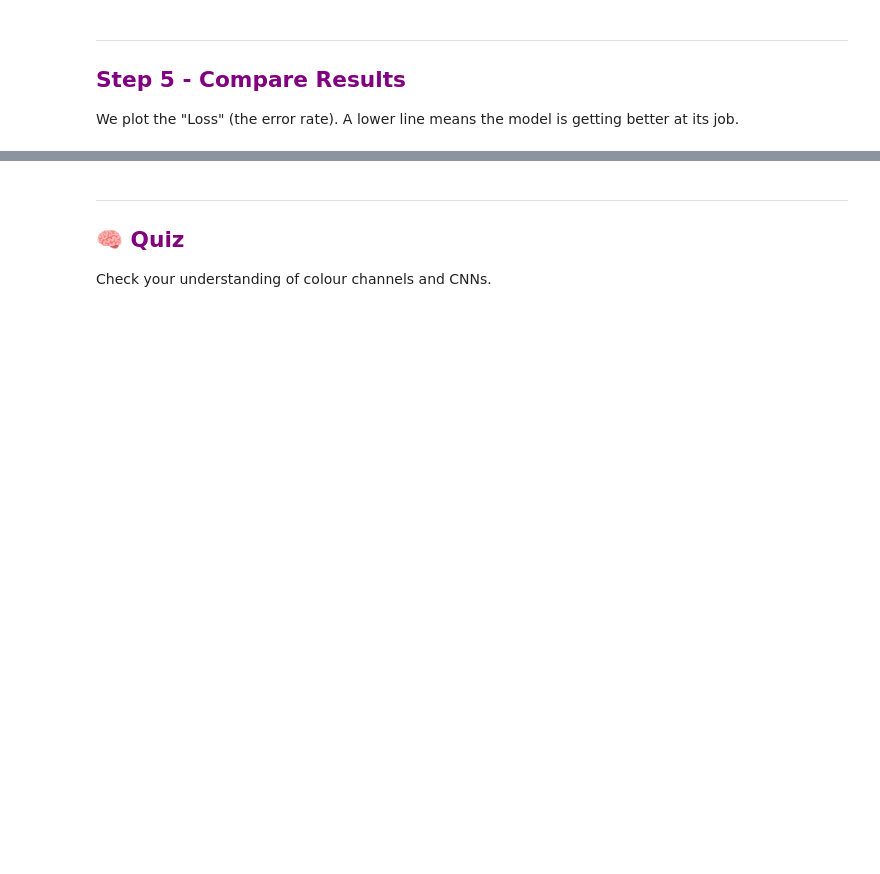
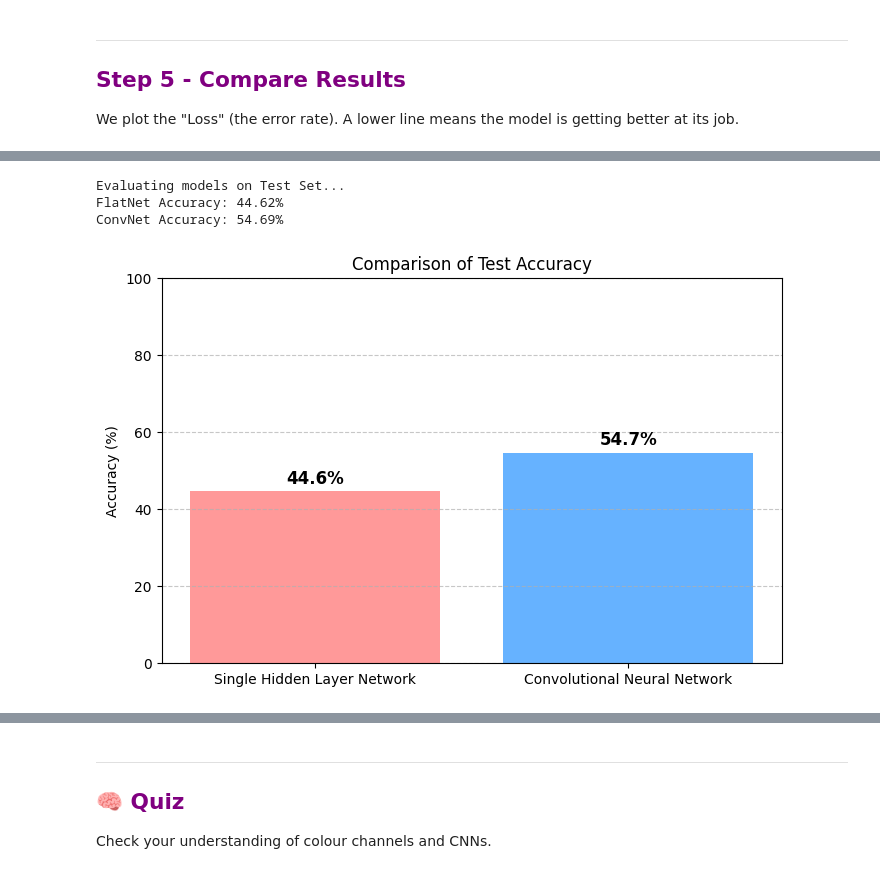
Before and after one commit to nathanhigginbotham/UCL-CDT-AICourse, a Jupyter notebook: B10_image_classification.ipynb, the cells around one changed output, grey strips where cells are left out. Drawn from its saved outputs; the diff is of its cells as text; code cells hidden in the pictures; blank space fills up the shorter version.

```diff
--- a/B10_image_classification.ipynb
+++ b/B10_image_classification.ipynb
@@ -309,0 +406,40 @@ print("✓ Comparison chart shown")
+# %%
+def get_accuracy(model, loader):
+    correct = 0
+    total = 0
+    model.eval() # Set model to evaluation mode
+    with torch.no_grad():
+        for imgs, lbls in loader:
+            imgs, lbls = imgs.to(device), lbls.to(device)
+            outputs = model(imgs)
+            _, predicted = torch.max(outputs.data, 1)
+            total += lbls.size(0)
+            correct += (predicted == lbls).sum().item()
+    return 100 * correct / total
+
+print("Evaluating models on Test Set...")
+testloader = torch.utils.data.DataLoader(testset, batch_size=256, shuffle=False)
+
+acc_flat = get_accuracy(model_flat, testloader)
+acc_cnn = get_accuracy(model_cnn, testloader)
+
+print(f"FlatNet Accuracy: {acc_flat:.2f}%")
+print(f"ConvNet Accuracy: {acc_cnn:.2f}%")
+
+# Visualization
+plt.figure(figsize=(8, 5))
+plt.bar(['Single Hidden Layer Network', 'Convolutional Neural Network'], [acc_flat, acc_cnn], color=['#FF9999', '#66B2FF'])
+plt.ylabel('Accuracy (%)')
+plt.title('Comparison of Test Accuracy')
+plt.ylim(0, 100)
+plt.grid(axis='y', linestyle='--', alpha=0.7)
+
+for i, v in enumerate([acc_flat, acc_cnn]):
+    plt.text(i, v + 2, f"{v:.1f}%", ha='center', fontweight='bold', fontsize=12)
+
+plt.show()
+# %% [output]
+Evaluating models on Test Set...
+FlatNet Accuracy: 44.62%
+ConvNet Accuracy: 54.69%
+[figure, added]
```
Also changed, not shown: parts of 14 cells of this notebook, 1 other file.
